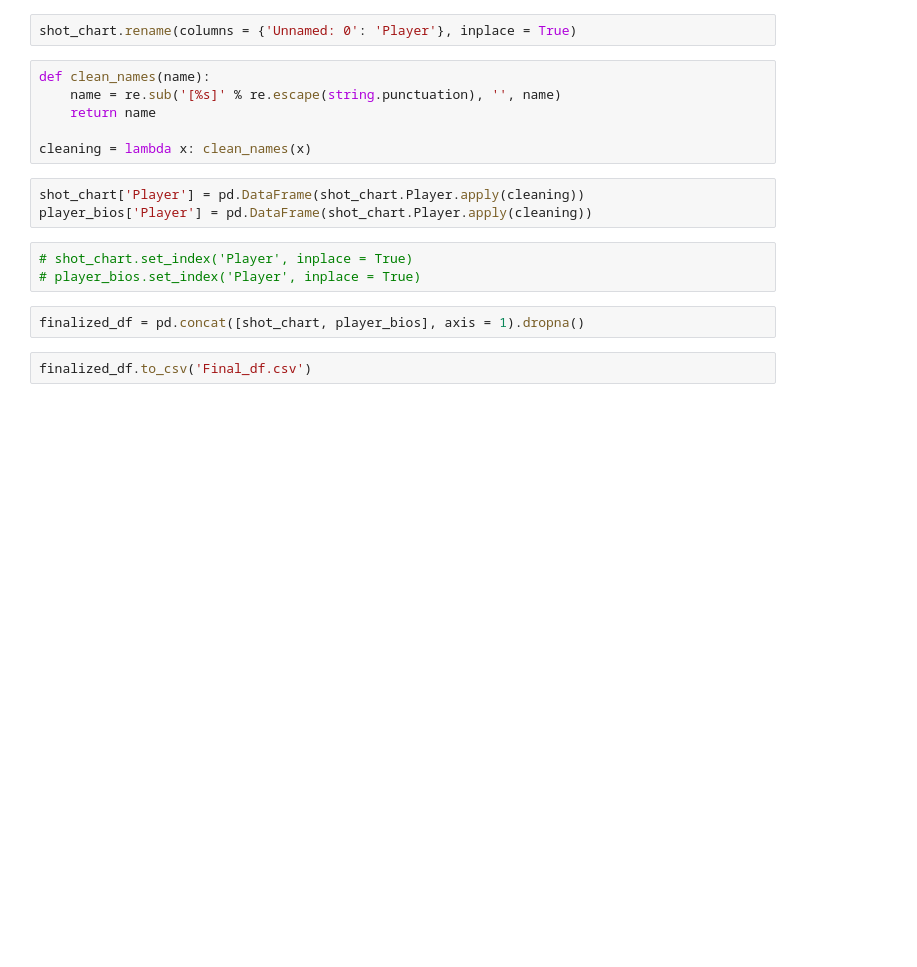
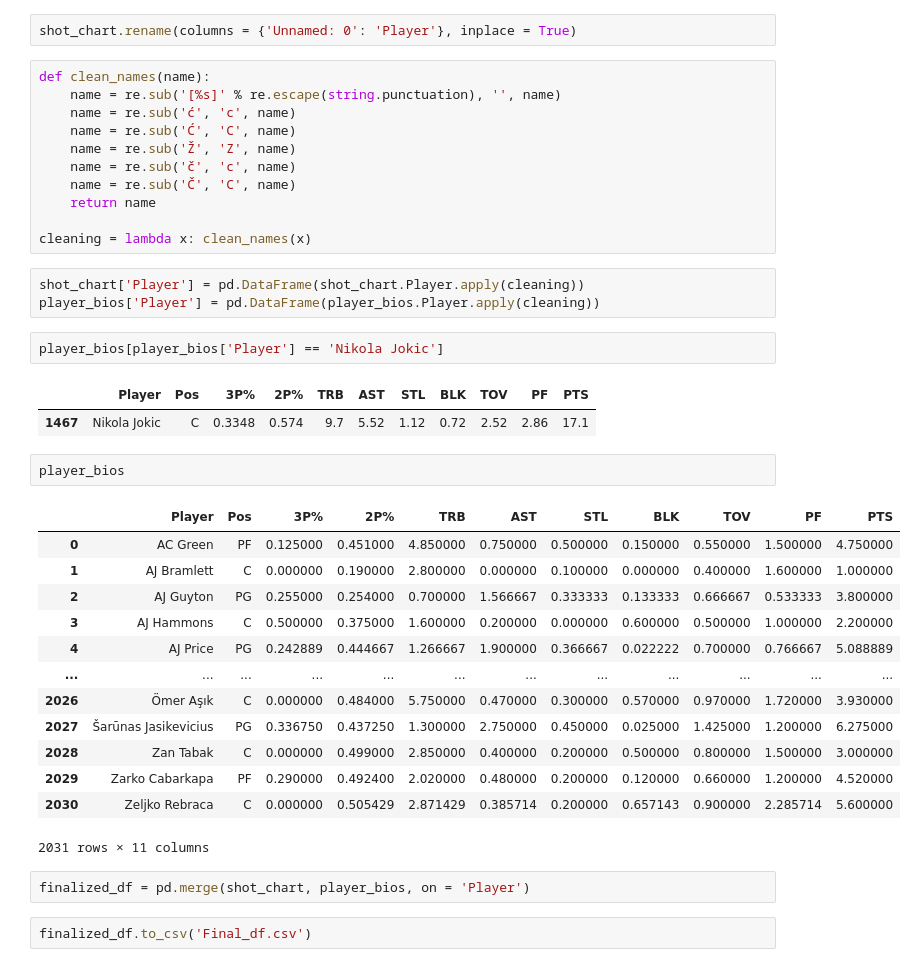
Before and after one commit to Ahila700/NBA_Position_Classifier, a Jupyter notebook: Concating_data.ipynb, the cells around one changed output. Saved outputs shown, nothing was run; the diff lists cells and outputs as text; blank space fills up the shorter version.

```diff
--- a/Concating_data.ipynb
+++ b/Concating_data.ipynb
@@ -12,17 +12,40 @@ shot_chart.rename(columns = {'Unnamed: 0': 'Player'}, inplace = True)
 # %%
 def clean_names(name):
     name = re.sub('[%s]' % re.escape(string.punctuation), '', name)
+    name = re.sub('ć', 'c', name)
+    name = re.sub('Ć', 'C', name)
+    name = re.sub('Ž', 'Z', name)
+    name = re.sub('č', 'c', name)
+    name = re.sub('Č', 'C', name)
     return name
 
 cleaning = lambda x: clean_names(x)
 # %%
 shot_chart['Player'] = pd.DataFrame(shot_chart.Player.apply(cleaning))
-player_bios['Player'] = pd.DataFrame(shot_chart.Player.apply(cleaning))
+player_bios['Player'] = pd.DataFrame(player_bios.Player.apply(cleaning))
-# %%
-# shot_chart.set_index('Player', inplace = True)
-# player_bios.set_index('Player', inplace = True)
+# %%
+player_bios[player_bios['Player'] == 'Nikola Jokic']
+# %% [output]
+|  | Player | Pos | 3P% | 2P% | TRB | AST | STL | BLK | TOV | PF | PTS |
+| 1467 | Nikola Jokic | C | 0.3348 | 0.574 | 9.7 | 5.52 | 1.12 | 0.72 | 2.52 | 2.86 | 17.1 |
+# %%
+player_bios
+# %% [output]
+|  | Player | Pos | 3P% | 2P% | TRB | AST | STL | BLK | TOV | PF | PTS |
+| 0 | AC Green | PF | 0.125000 | 0.451000 | 4.850000 | 0.750000 | 0.500000 | 0.150000 | 0.550000 | 1.500000 | 4.750000 |
+| 1 | AJ Bramlett | C | 0.000000 | 0.190000 | 2.800000 | 0.000000 | 0.100000 | 0.000000 | 0.400000 | 1.600000 | 1.000000 |
+| 2 | AJ Guyton | PG | 0.255000 | 0.254000 | 0.700000 | 1.566667 | 0.333333 | 0.133333 | 0.666667 | 0.533333 | 3.800000 |
+| 3 | AJ Hammons | C | 0.500000 | 0.375000 | 1.600000 | 0.200000 | 0.000000 | 0.600000 | 0.500000 | 1.000000 | 2.200000 |
+| 4 | AJ Price | PG | 0.242889 | 0.444667 | 1.266667 | 1.900000 | 0.366667 | 0.022222 | 0.700000 | 0.766667 | 5.088889 |
+| ... | ... | ... | ... | ... | ... | ... | ... | ... | ... | ... | ... |
+| 2026 | Ömer Aşık | C | 0.000000 | 0.484000 | 5.750000 | 0.470000 | 0.300000 | 0.570000 | 0.970000 | 1.720000 | 3.930000 |
+| 2027 | Šarūnas Jasikevicius | PG | 0.336750 | 0.437250 | 1.300000 | 2.750000 | 0.450000 | 0.025000 | 1.425000 | 1.200000 | 6.275000 |
+| 2028 | Zan Tabak | C | 0.000000 | 0.499000 | 2.850000 | 0.400000 | 0.200000 | 0.500000 | 0.800000 | 1.500000 | 3.000000 |
+| 2029 | Zarko Cabarkapa | PF | 0.290000 | 0.492400 | 2.020000 | 0.480000 | 0.200000 | 0.120000 | 0.660000 | 1.200000 | 4.520000 |
+| 2030 | Zeljko Rebraca | C | 0.000000 | 0.505429 | 2.871429 | 0.385714 | 0.200000 | 0.657143 | 0.900000 | 2.285714 | 5.600000 |
+2031 rows × 11 columns
 # %%
-finalized_df = pd.concat([shot_chart, player_bios], axis = 1).dropna()
+finalized_df = pd.merge(shot_chart, player_bios, on = 'Player')
 # %%
 finalized_df.to_csv('Final_df.csv')
 # %% [markdown]
```
Also changed, not shown: 25 other files.
